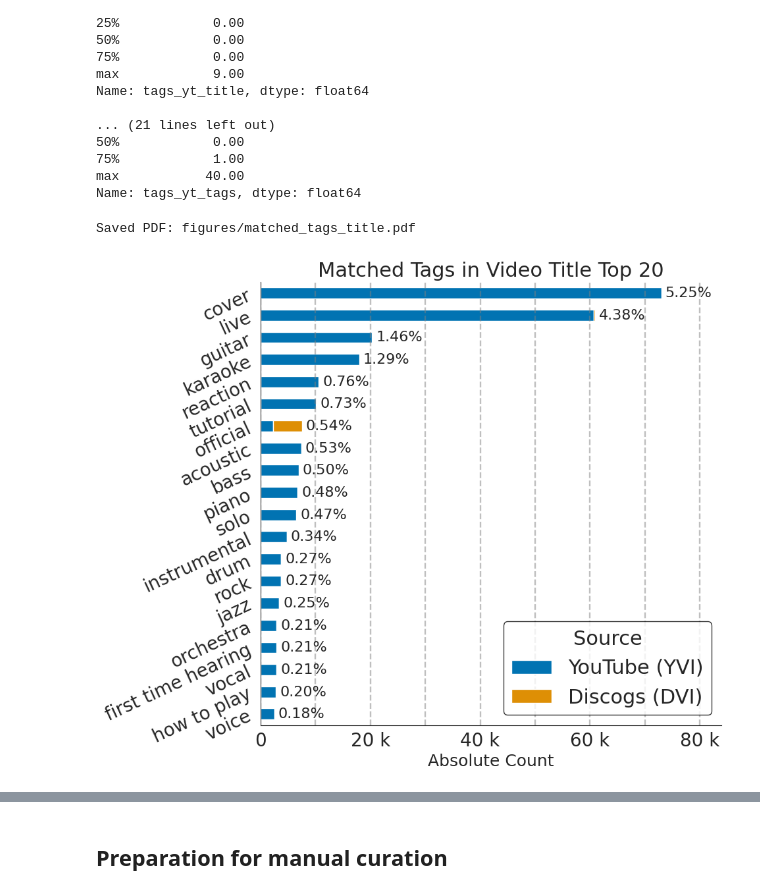
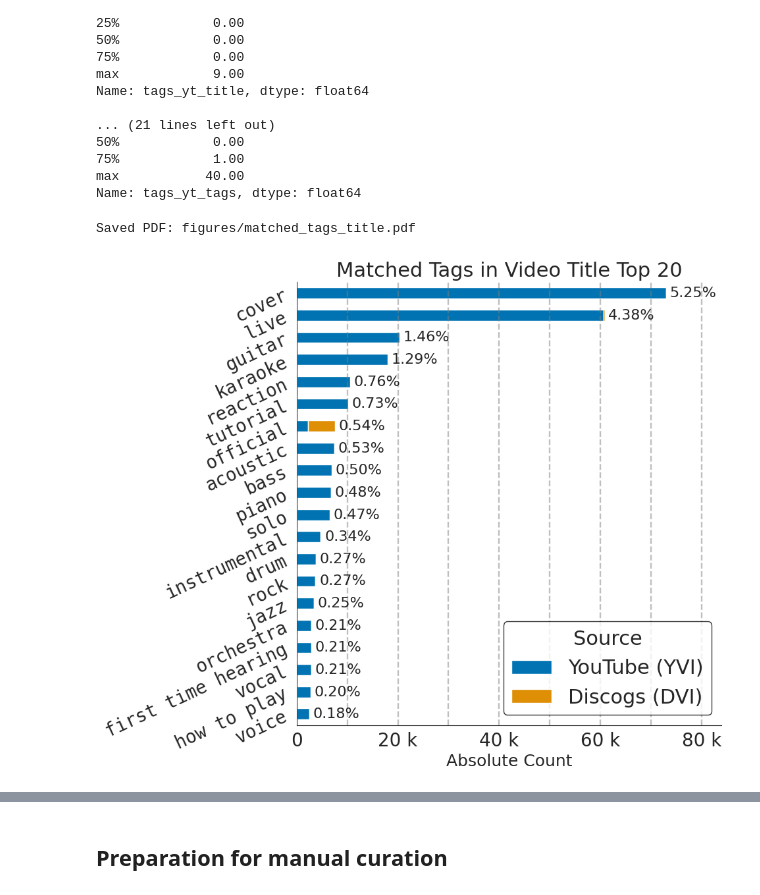
Before and after one commit to progsi/divers_dataset, a Jupyter notebook: tag_analysis.ipynb, the cells around one changed output, grey strips where cells are left out. Drawn from its saved outputs; the diff is of its cells as text; code cells hidden in the pictures.

Commit message:
texttt formatting

```diff
--- a/tag_analysis.ipynb
+++ b/tag_analysis.ipynb
@@ -106,8 +106,8 @@ def plot_string_counts_barh(df, label_name, top_n=None, out_file=None, hue=None,
         label = str(label)
         label = label.replace("firsttimehearing", "first time hearing")
         label = label.replace("howtoplay", "how to play")
-        # bold + italics
-        return rf"$\mathit{{\mathbf{{{label}}}}}$"
+        # LaTeX math mode with \texttt{}
+        return label #rf"$\texttt{{{label}}}$"
 
     # --- explode lists into rows ---
     exploded = df.explode(label_name)
@@ -130,9 +130,6 @@ def plot_string_counts_barh(df, label_name, top_n=None, out_file=None, hue=None,
     if hue is None and top_n:
         counts = counts.head(top_n)
         overall_counts = counts
-
-    # --- apply formatting only to y-axis labels ---
-    overall_counts.index = [format_yaxis_label(l) for l in overall_counts.index]
 
     # --- compute relative percentages ---
     relative = overall_counts / df.shape[0]
@@ -182,34 +179,42 @@ def plot_string_counts_barh(df, label_name, top_n=None, out_file=None, hue=None,
     ax.invert_yaxis()
     plt.yticks(rotation=25)
     plt.ylabel("")
     ax.spines['top'].set_visible(False)
     ax.spines['right'].set_visible(False)
 
+    # --- apply small-caps-like formatting to y-axis tick labels ---
+    yticklabels = [format_yaxis_label(t.get_text()) for t in ax.get_yticklabels()]
+    ax.set_yticklabels(
+        [format_yaxis_label(t.get_text()) for t in ax.get_yticklabels()],
+        fontfamily="monospace",  # THIS replicates \texttt{}
+        fontsize=20
+    )
+
     # --- legend ---
     if hue is not None:
         ax.legend(
             title=hue,              # legend title
             loc='lower right',      # lower right corner
             frameon=True,           # draw frame around legend
             edgecolor='black',      # frame edge color
             fontsize=22,            # font size of legend entries
             title_fontsize=22       # font size of legend title
         )
 
     # --- finalize ---
     title_name = label_name.split("_")[-1].title()
     plt.tight_layout()
     if out_file:
         plt.savefig(out_file, format='pdf', bbox_inches='tight')
         print(f"Saved PDF: {out_file}")
     ax.set_title(f"Matched Tags in Video {title_name} Top {top_n}", fontsize=22)
     plt.show()
 
 plot_string_counts_barh(df, "tags_yt_title", top_n=20, out_file="figures/matched_tags_title.pdf", hue="Source",
                         stacked=True)
 # %% [output]
 Saved PDF: figures/matched_tags_title.pdf
-[figure, old version]
+[figure, new version]
 # %%
 plot_string_counts_barh(df, "tags_yt_description", top_n=20, out_file="figures/matched_tags_description.pdf", hue="Source",
                         stacked=True)
```
Also changed, not shown: parts of 3 cells of this notebook, 2 other files.
